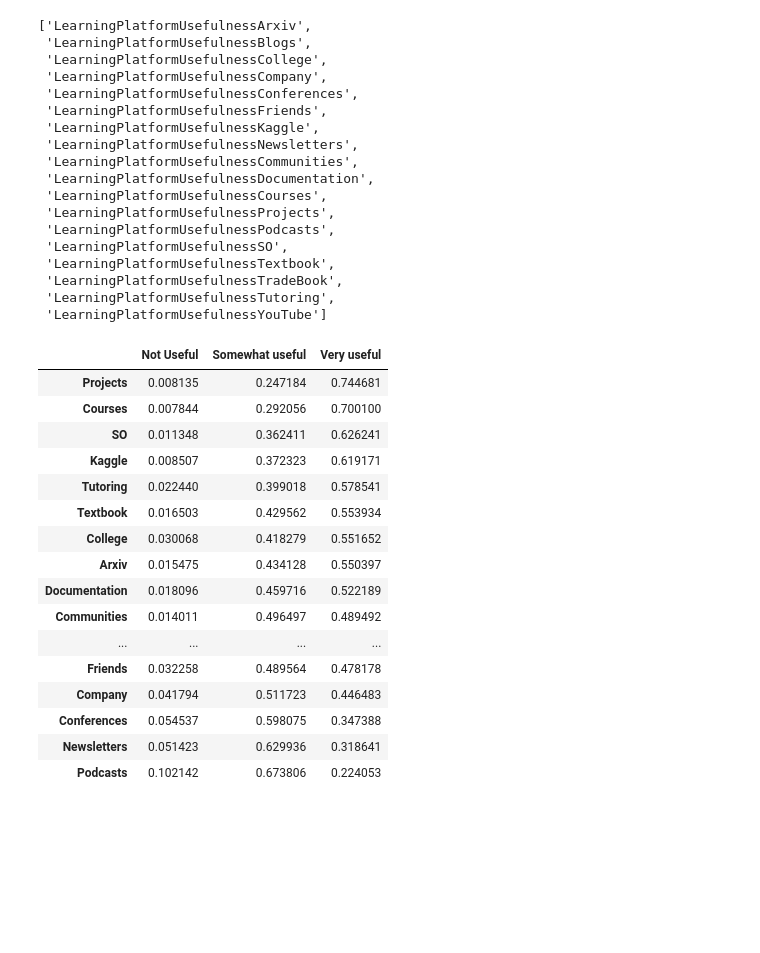
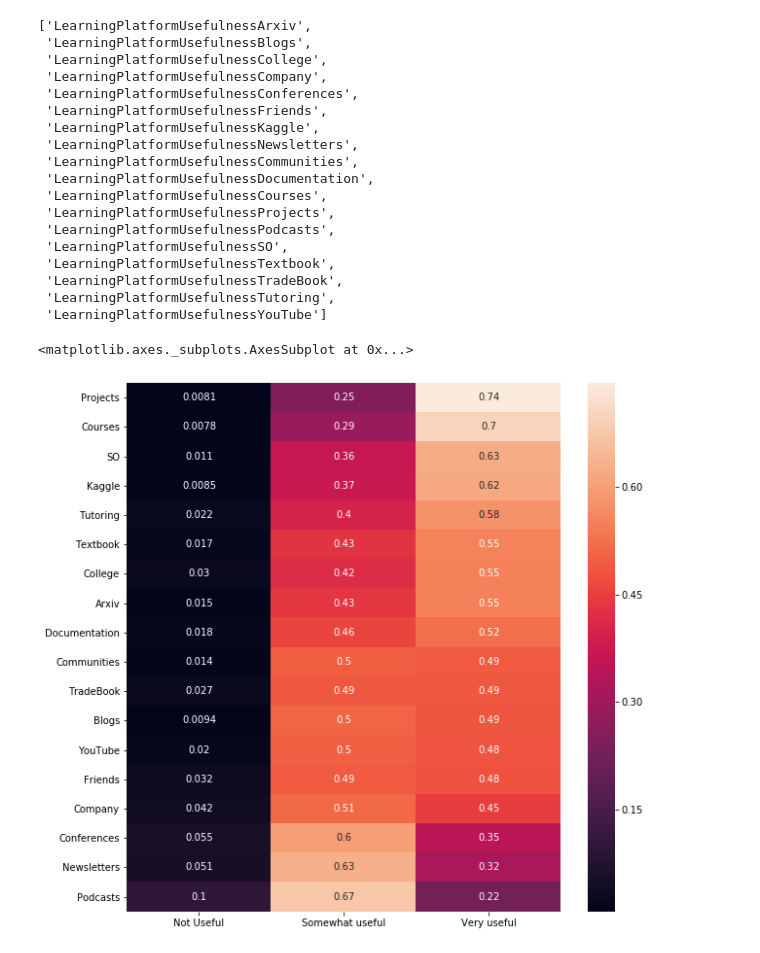
Before and after one commit to Ungdoong/BA, a Jupyter notebook: projects/Programmers/P2캐글러대상설문조사데이터시각화/설문조사응답분석2.ipynb, the cells around one changed output. Drawn from its saved outputs; the diff is of its cells as text; code cells hidden in the pictures; blank space fills up the shorter version.

```diff
--- a/projects/Programmers/P2캐글러대상설문조사데이터시각화/설문조사응답분석2.ipynb
+++ b/projects/Programmers/P2캐글러대상설문조사데이터시각화/설문조사응답분석2.ipynb
@@ -148,28 +148,15 @@ use_features
 # %%
 fdf = {}
 for feature in use_features:
     a = mcq[feature].value_counts()
     a = a/a.sum()
     fdf[feature[len('LearningPlatformUsefulness'):]] = a
 
 fdf = pd.DataFrame(fdf).transpose().sort_values(
     'Very useful', ascending=False)
-fdf
+
+plt.figure(figsize=(10,10))
+sns.heatmap(fdf, annot=True)
 # %% [output]
-|  | Not Useful | Somewhat useful | Very useful |
-| Projects | 0.008135 | 0.247184 | 0.744681 |
-| Courses | 0.007844 | 0.292056 | 0.700100 |
-| SO | 0.011348 | 0.362411 | 0.626241 |
-| Kaggle | 0.008507 | 0.372323 | 0.619171 |
-| Tutoring | 0.022440 | 0.399018 | 0.578541 |
-| Textbook | 0.016503 | 0.429562 | 0.553934 |
-| College | 0.030068 | 0.418279 | 0.551652 |
-| Arxiv | 0.015475 | 0.434128 | 0.550397 |
-| Documentation | 0.018096 | 0.459716 | 0.522189 |
-| Communities | 0.014011 | 0.496497 | 0.489492 |
-| ... | ... | ... | ... |
-| Friends | 0.032258 | 0.489564 | 0.478178 |
-| Company | 0.041794 | 0.511723 | 0.446483 |
-| Conferences | 0.054537 | 0.598075 | 0.347388 |
-| Newsletters | 0.051423 | 0.629936 | 0.318641 |
-| Podcasts | 0.102142 | 0.673806 | 0.224053 |
+<matplotlib.axes._subplots.AxesSubplot at 0x...>
+[figure, added]
```
Also changed, not shown: parts of 8 cells of this notebook.
